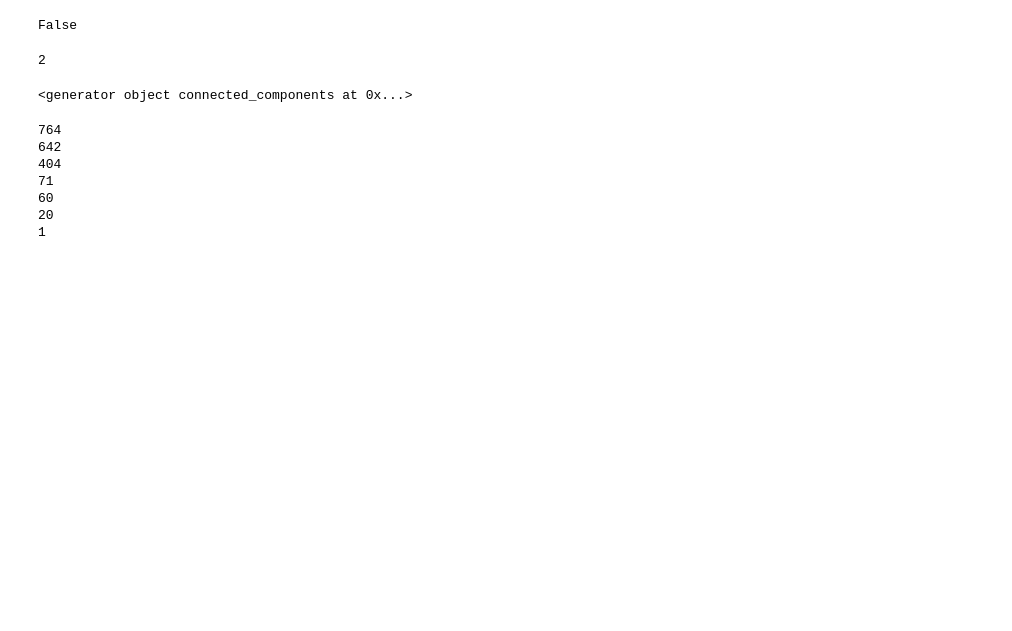
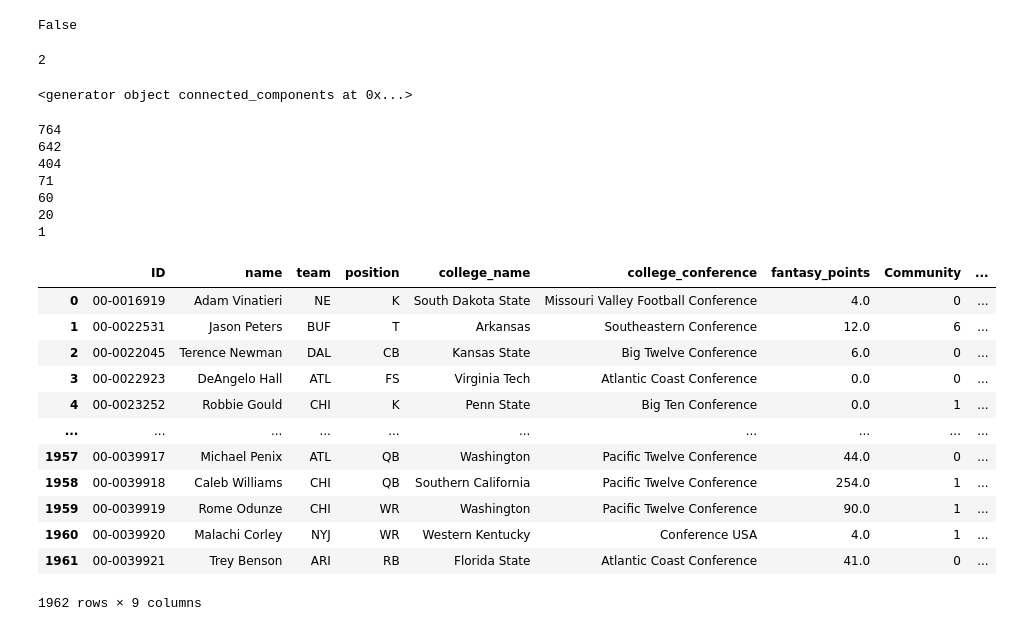
Before and after one commit to SeanGwall/NFL-Network-Analysis, a Jupyter notebook: notebooks/community-detection.ipynb, the cells around one changed output. Saved outputs shown, nothing was run; the diff lists cells and outputs as text; code cells hidden in the pictures; blank space fills up the shorter version.

```diff
--- a/notebooks/community-detection.ipynb
+++ b/notebooks/community-detection.ipynb
@@ -61,3 +61,21 @@ for community in communities:
 60
 20
 1
+# %%
+nodes_df["community"] = nodes_df["ID"].map(communities_dict)
+# %%
+nodes_df
+# %% [output]
+|  | ID | name | team | position | college_name | college_conference | fantasy_points | Community | ... |
+| 0 | 00-0016919 | Adam Vinatieri | NE | K | South Dakota State | Missouri Valley Football Conference | 4.0 | 0 | ... |
+| 1 | 00-0022531 | Jason Peters | BUF | T | Arkansas | Southeastern Conference | 12.0 | 6 | ... |
+| 2 | 00-0022045 | Terence Newman | DAL | CB | Kansas State | Big Twelve Conference | 6.0 | 0 | ... |
+| 3 | 00-0022923 | DeAngelo Hall | ATL | FS | Virginia Tech | Atlantic Coast Conference | 0.0 | 0 | ... |
+| 4 | 00-0023252 | Robbie Gould | CHI | K | Penn State | Big Ten Conference | 0.0 | 1 | ... |
+| ... | ... | ... | ... | ... | ... | ... | ... | ... | ... |
+| 1957 | 00-0039917 | Michael Penix | ATL | QB | Washington | Pacific Twelve Conference | 44.0 | 0 | ... |
+| 1958 | 00-0039918 | Caleb Williams | CHI | QB | Southern California | Pacific Twelve Conference | 254.0 | 1 | ... |
+| 1959 | 00-0039919 | Rome Odunze | CHI | WR | Washington | Pacific Twelve Conference | 90.0 | 1 | ... |
+| 1960 | 00-0039920 | Malachi Corley | NYJ | WR | Western Kentucky | Conference USA | 4.0 | 1 | ... |
+| 1961 | 00-0039921 | Trey Benson | ARI | RB | Florida State | Atlantic Coast Conference | 41.0 | 0 | ... |
+1962 rows × 9 columns
```
Also changed, not shown: parts of 3 cells of this notebook.
